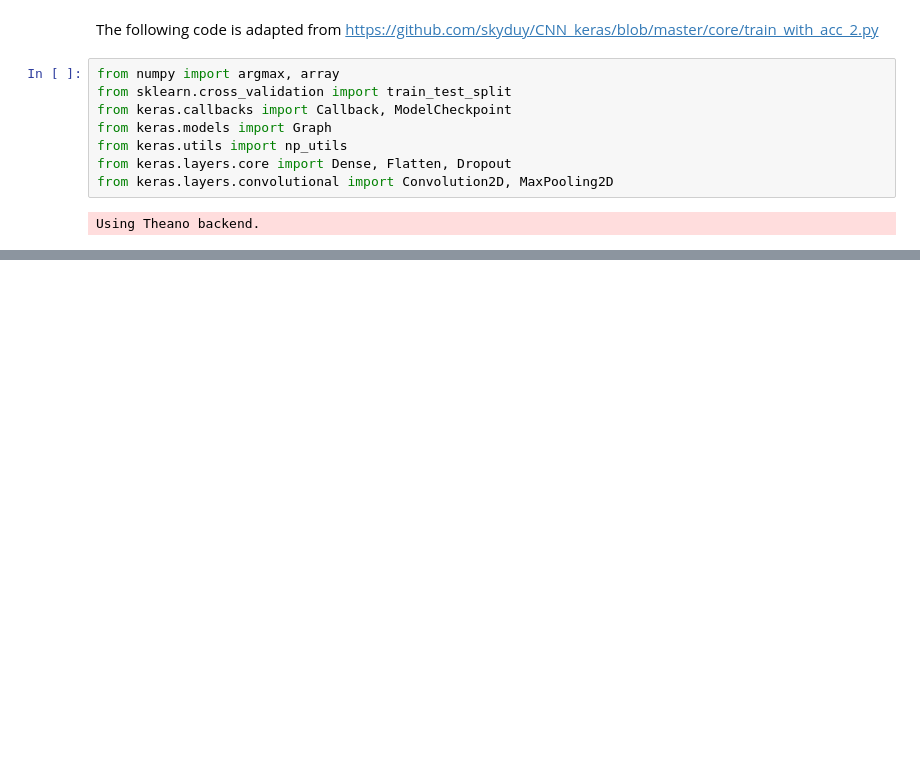
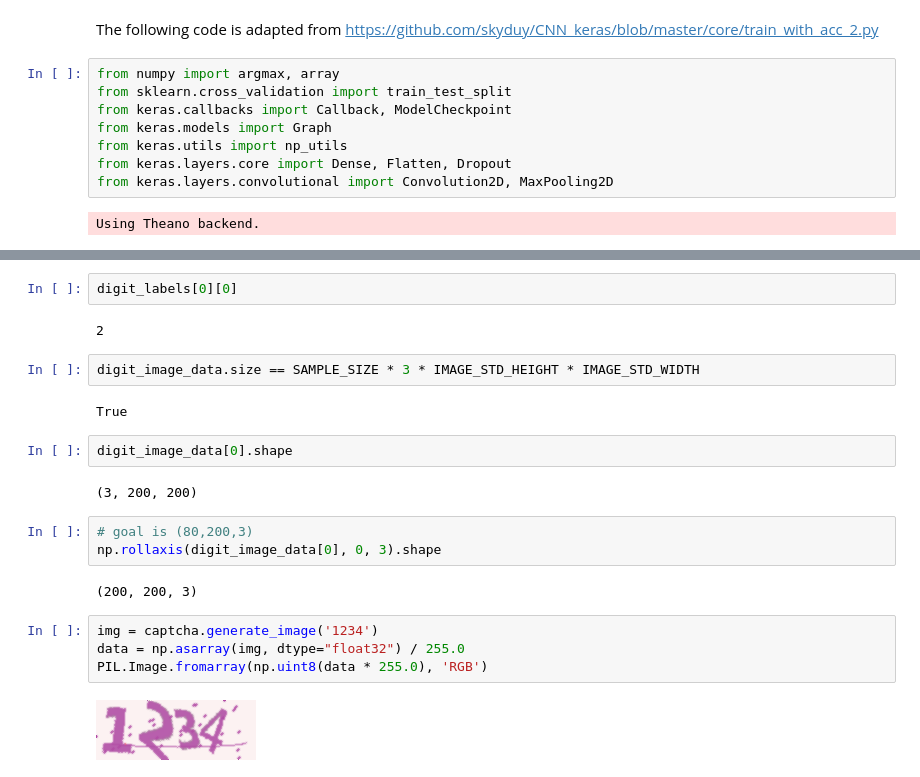
Before and after one commit to utensil/julia-playground, a Jupyter notebook: dl/hello_captcha.ipynb, the cells around one changed output, grey strips where cells are left out. Drawn from its saved outputs; the diff is of its cells as text; blank space fills up the shorter version.

```diff
--- a/dl/hello_captcha.ipynb
+++ b/dl/hello_captcha.ipynb
@@ -207,0 +287,23 @@ for index in range(0, SAMPLE_SIZE):
+# %%
+digit_labels[0][0]
+# %% [output]
+2
+# %%
+digit_image_data.size == SAMPLE_SIZE * 3 * IMAGE_STD_HEIGHT * IMAGE_STD_WIDTH
+# %% [output]
+True
+# %%
+digit_image_data[0].shape
+# %% [output]
+(3, 200, 200)
+# %%
+# goal is (80,200,3)
+np.rollaxis(digit_image_data[0], 0, 3).shape
+# %% [output]
+(200, 200, 3)
+# %%
+img = captcha.generate_image('1234')
+data = np.asarray(img, dtype="float32") / 255.0
+PIL.Image.fromarray(np.uint8(data * 255.0), 'RGB')
+# %% [output]
+[figure, added]
```
Also changed, not shown: parts of 28 cells of this notebook.
